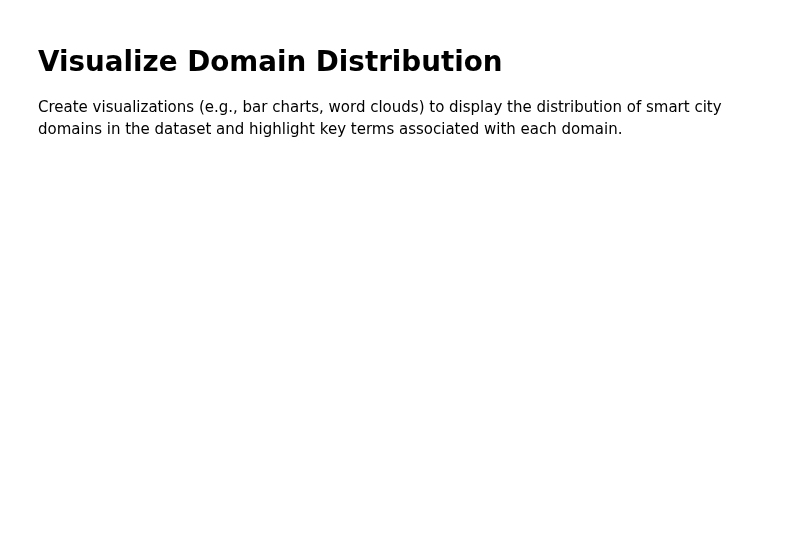
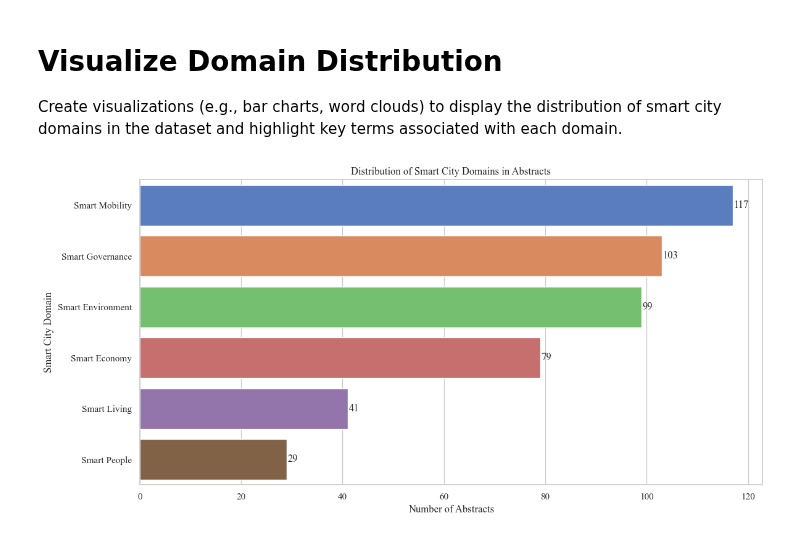
Before and after one commit to les2feup/genai-smartcity, a Jupyter notebook: notebooks/98-Abstract_Semantic_Classification.ipynb, the cells around one changed output. Drawn from its saved outputs; the diff is of its cells as text; code cells hidden in the pictures; blank space fills up the shorter version.

```diff
--- a/notebooks/98-Abstract_Semantic_Classification.ipynb
+++ b/notebooks/98-Abstract_Semantic_Classification.ipynb
@@ -523,0 +655,35 @@ for domain in labels:
+# %%
+# Plot the distribution of domains using a matte color palette
+palette = sns.color_palette("muted", n_colors=len(domain_counts))
+
+# Create the domain and count lists
+domains = [domain for domain, count in domain_counts.most_common()]
+counts = [count for domain, count in domain_counts.most_common()]
+
+# Create a bar plot of domain counts with the correct parameter structure
+plt.figure(figsize=(12, 6))
+sns.barplot(
+    x=counts,
+    y=domains,
+    hue=domains,  # Add this parameter
+    palette=palette,
+    legend=False,  # Add this parameter
+)
+plt.xlabel("Number of Abstracts")
+plt.ylabel("Smart City Domain")
+plt.title("Distribution of Smart City Domains in Abstracts")
+
+# Add value labels to the end of each bar
+for i, count in enumerate(counts):
+    plt.text(count + 0.2, i, str(count), va="center")
+
+# Adjust layout and margins
+plt.tight_layout()
+
+# Save the plot
+# plt.savefig("../data/03_domain_distribution.png")
+
+# Display the plot
+plt.show()
+# %% [output]
+[figure, added]
```
Also changed, not shown: parts of 29 cells of this notebook, 7 other files.
